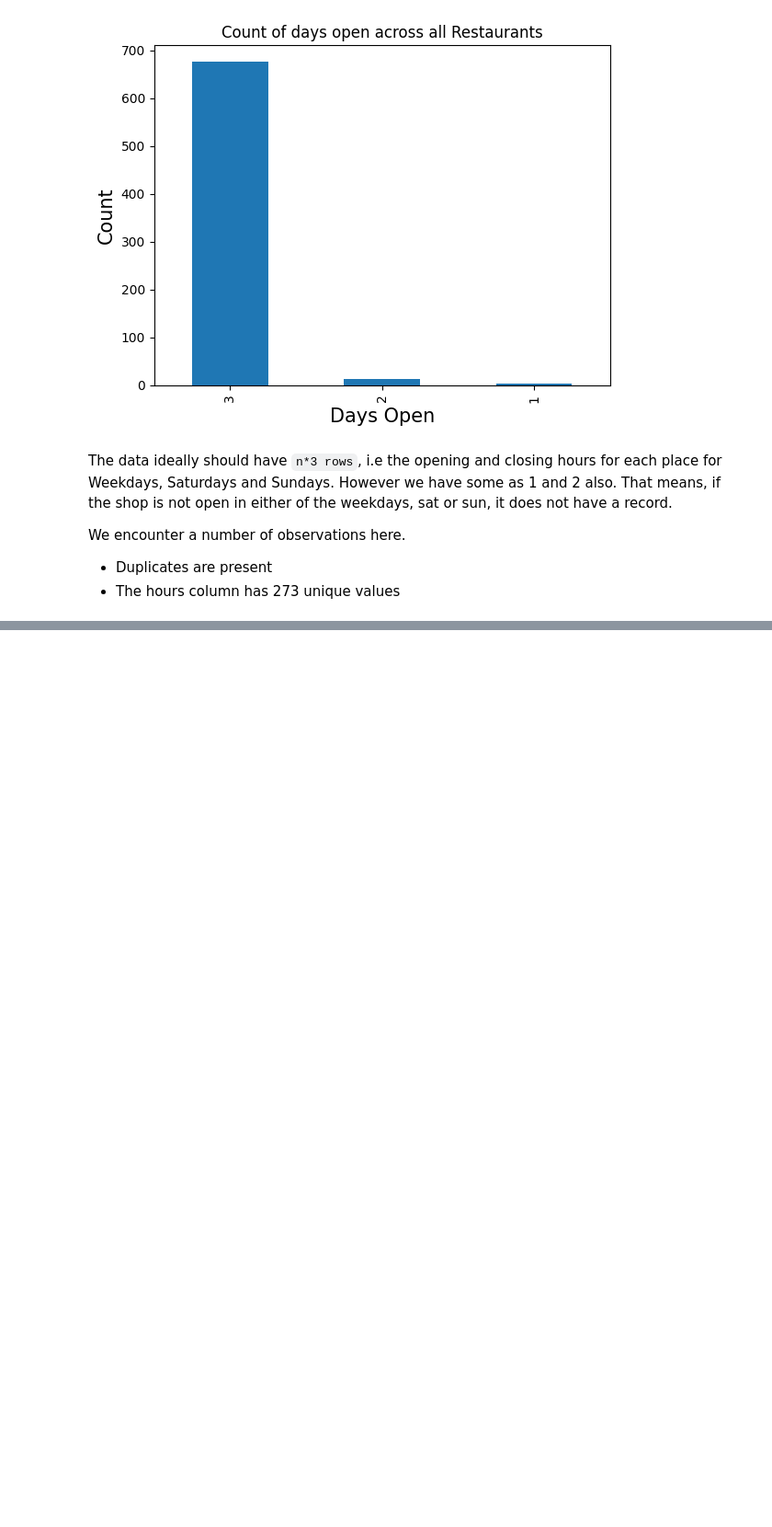
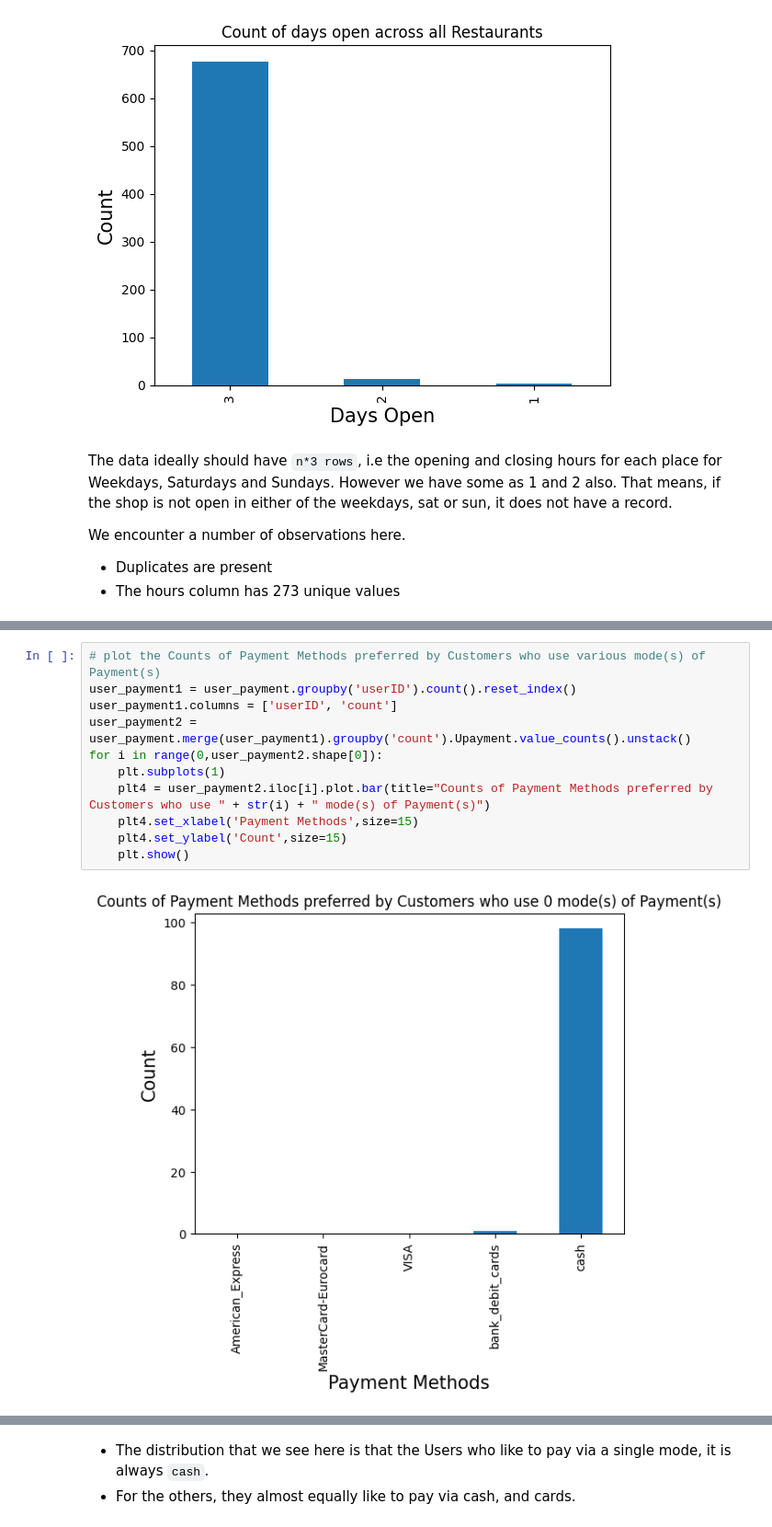
Before and after one commit to dpulivar/Restaurant_Recommendation_System_Group_3_DSML_IST5520, a Jupyter notebook: Milestone2/Restaurant_Reviews_Based_Recommendation_System_Group_3_Milestone2.ipynb, the cells around one changed output, grey strips where cells are left out. Shown at 92% size. Drawn from its saved outputs; the diff is of its cells as text; blank space fills up the shorter version.

```diff
--- a/Milestone2/Restaurant_Reviews_Based_Recommendation_System_Group_3_Milestone2.ipynb
+++ b/Milestone2/Restaurant_Reviews_Based_Recommendation_System_Group_3_Milestone2.ipynb
@@ -526,0 +652,13 @@ We encounter a number of observations here.
+# %%
+# plot the Counts of Payment Methods preferred by Customers who use various mode(s) of Payment(s)
+user_payment1 = user_payment.groupby('userID').count().reset_index()
+user_payment1.columns = ['userID', 'count']
+user_payment2 = user_payment.merge(user_payment1).groupby('count').Upayment.value_counts().unstack()
+for i in range(0,user_payment2.shape[0]):
+    plt.subplots(1)
+    plt4 = user_payment2.iloc[i].plot.bar(title="Counts of Payment Methods preferred by Customers who use " + str(i) + " mode(s) of Payment(s)")
+    plt4.set_xlabel('Payment Methods',size=15)
+    plt4.set_ylabel('Count',size=15)
+    plt.show()
+# %% [output]
+[figure, added]
@@ -526,0 +668,3 @@ We encounter a number of observations here.
+# %% [markdown]
+* The distribution that we see here is that the Users who like to pay via a single mode, it is always `cash`.
+* For the others, they almost equally like to pay via cash, and cards.
```
Also changed, not shown: parts of 33 cells of this notebook.
